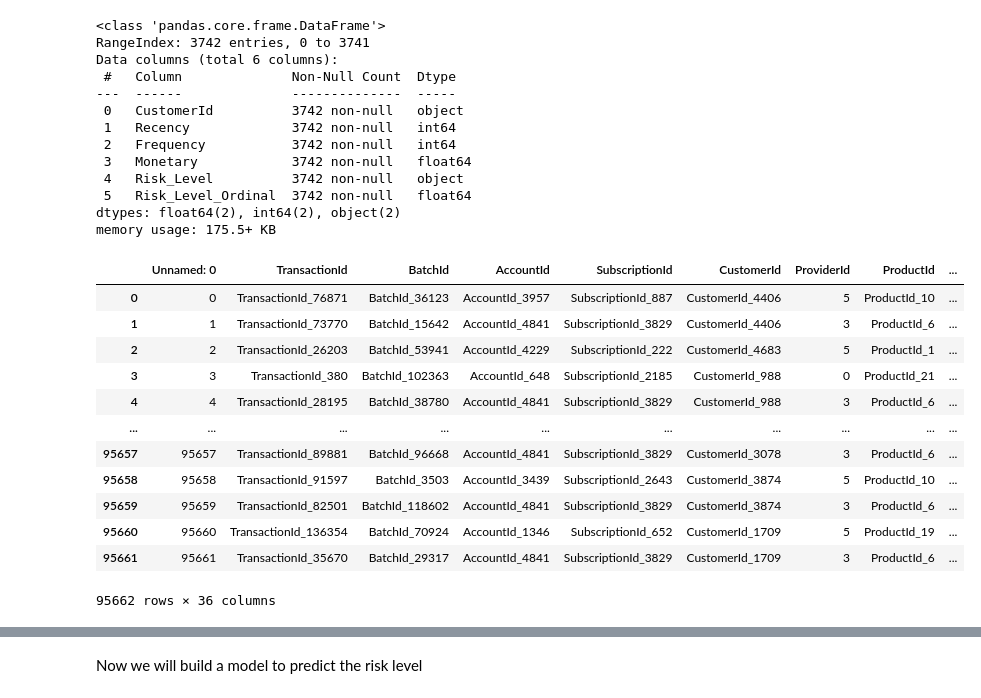
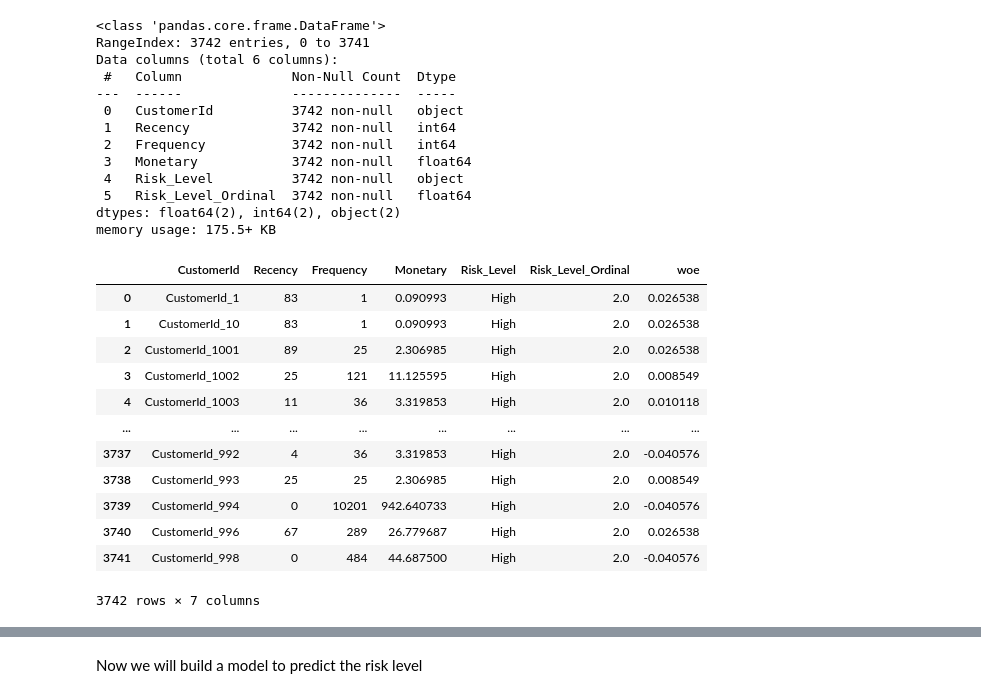
Before and after one commit to basleal22/kaim-week-6, a Jupyter notebook: notebooks/Default_estimator.ipynb, the cells around one changed output, grey strips where cells are left out. Saved outputs shown, nothing was run; the diff lists cells and outputs as text; code cells hidden in the pictures.

```diff
--- a/notebooks/Default_estimator.ipynb
+++ b/notebooks/Default_estimator.ipynb
@@ -224,19 +224,19 @@ Data columns (total 6 columns):
 dtypes: float64(2), int64(2), object(2)
 memory usage: 175.5+ KB
 # %%
-aggregated_data= woe_binning(data,'Recency','Risk_Level_Ordinal')
+aggregated_data= woe_binning(aggregated_data,'Recency','Risk_Level_Ordinal')
 aggregated_data
 # %% [output]
-|  | Unnamed: 0 | TransactionId | BatchId | AccountId | SubscriptionId | CustomerId | ProviderId | ProductId | ... |
-| 0 | 0 | TransactionId_76871 | BatchId_36123 | AccountId_3957 | SubscriptionId_887 | CustomerId_4406 | 5 | ProductId_10 | ... |
-| 1 | 1 | TransactionId_73770 | BatchId_15642 | AccountId_4841 | SubscriptionId_3829 | CustomerId_4406 | 3 | ProductId_6 | ... |
-| 2 | 2 | TransactionId_26203 | BatchId_53941 | AccountId_4229 | SubscriptionId_222 | CustomerId_4683 | 5 | ProductId_1 | ... |
-| 3 | 3 | TransactionId_380 | BatchId_102363 | AccountId_648 | SubscriptionId_2185 | CustomerId_988 | 0 | ProductId_21 | ... |
-| 4 | 4 | TransactionId_28195 | BatchId_38780 | AccountId_4841 | SubscriptionId_3829 | CustomerId_988 | 3 | ProductId_6 | ... |
-| ... | ... | ... | ... | ... | ... | ... | ... | ... | ... |
-| 95657 | 95657 | TransactionId_89881 | BatchId_96668 | AccountId_4841 | SubscriptionId_3829 | CustomerId_3078 | 3 | ProductId_6 | ... |
-| 95658 | 95658 | TransactionId_91597 | BatchId_3503 | AccountId_3439 | SubscriptionId_2643 | CustomerId_3874 | 5 | ProductId_10 | ... |
-| 95659 | 95659 | TransactionId_82501 | BatchId_118602 | AccountId_4841 | SubscriptionId_3829 | CustomerId_3874 | 3 | ProductId_6 | ... |
-| 95660 | 95660 | TransactionId_136354 | BatchId_70924 | AccountId_1346 | SubscriptionId_652 | CustomerId_1709 | 5 | ProductId_19 | ... |
-| 95661 | 95661 | TransactionId_35670 | BatchId_29317 | AccountId_4841 | SubscriptionId_3829 | CustomerId_1709 | 3 | ProductId_6 | ... |
+|  | CustomerId | Recency | Frequency | Monetary | Risk_Level | Risk_Level_Ordinal | woe |
+| 0 | CustomerId_1 | 83 | 1 | 0.090993 | High | 2.0 | 0.026538 |
+| 1 | CustomerId_10 | 83 | 1 | 0.090993 | High | 2.0 | 0.026538 |
+| 2 | CustomerId_1001 | 89 | 25 | 2.306985 | High | 2.0 | 0.026538 |
+| 3 | CustomerId_1002 | 25 | 121 | 11.125595 | High | 2.0 | 0.008549 |
+| 4 | CustomerId_1003 | 11 | 36 | 3.319853 | High | 2.0 | 0.010118 |
+| ... | ... | ... | ... | ... | ... | ... | ... |
+| 3737 | CustomerId_992 | 4 | 36 | 3.319853 | High | 2.0 | -0.040576 |
+| 3738 | CustomerId_993 | 25 | 25 | 2.306985 | High | 2.0 | 0.008549 |
+| 3739 | CustomerId_994 | 0 | 10201 | 942.640733 | High | 2.0 | -0.040576 |
+| 3740 | CustomerId_996 | 67 | 289 | 26.779687 | High | 2.0 | 0.026538 |
+| 3741 | CustomerId_998 | 0 | 484 | 44.687500 | High | 2.0 | -0.040576 |
-95662 rows × 36 columns
+3742 rows × 7 columns
```
Also changed, not shown: parts of 19 cells of this notebook.
